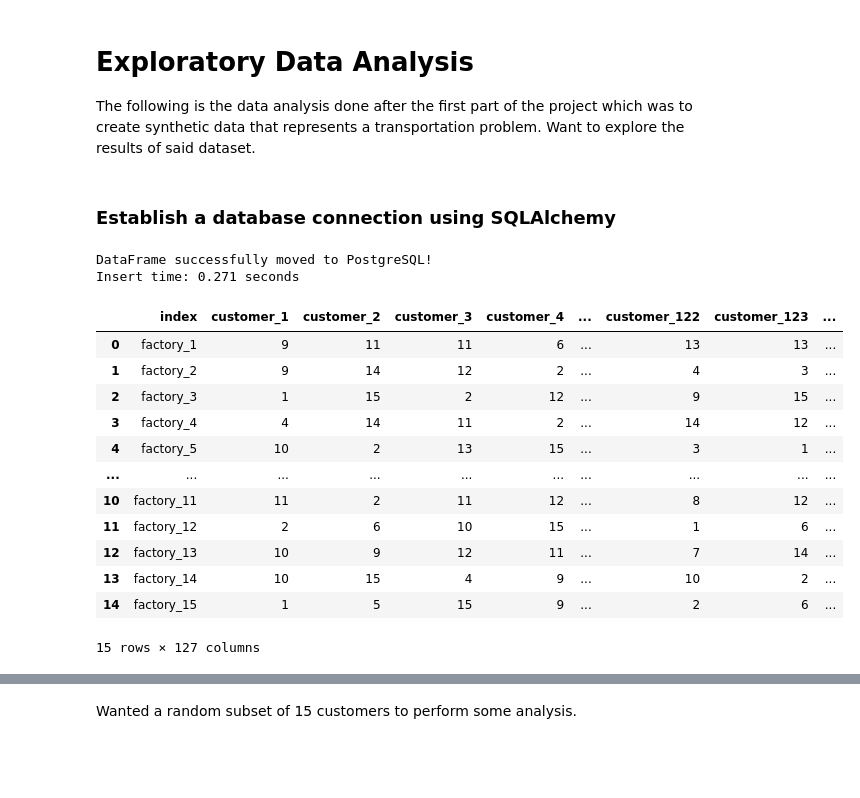
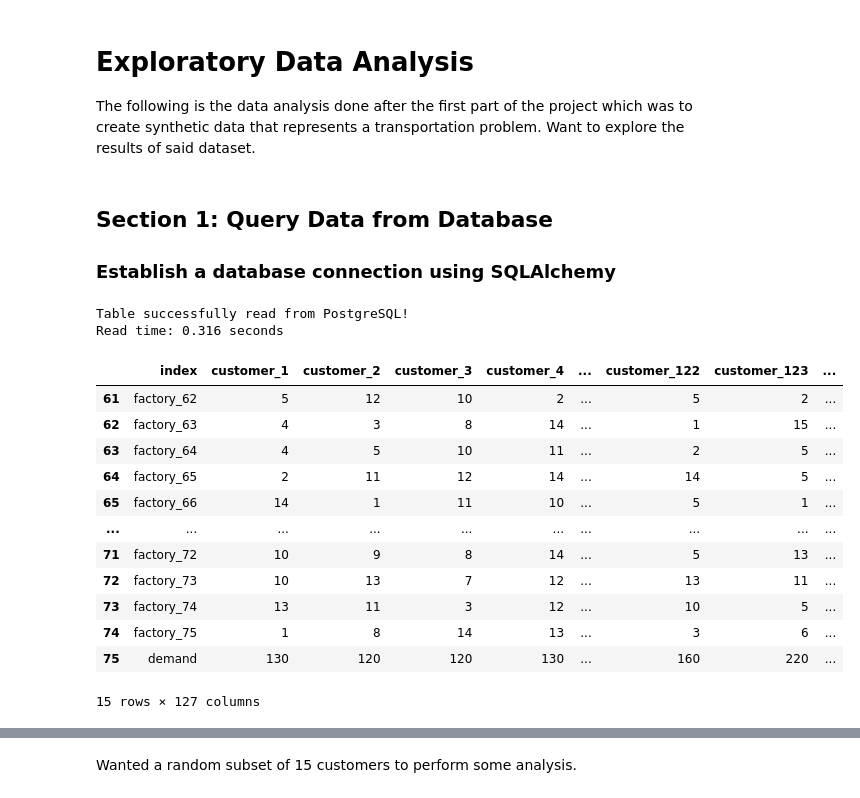
Before and after one commit to bravo-joe/supply-chain-optimization, a Jupyter notebook: eda.ipynb, the cells around one changed output, grey strips where cells are left out. Cells and saved outputs as stored; diff of their text form; code cells hidden in the pictures; blank space fills up the shorter version.

```diff
--- a/eda.ipynb
+++ b/eda.ipynb
@@ -13,6 +13,7 @@ pd.set_option('display.max_rows', 12)
 pd.set_option('display.max_columns', 10)
 from sqlalchemy import create_engine
 # %% [markdown]
+## Section 1: Query Data from Database
 ### Establish a database connection using SQLAlchemy
 # %%
 # Read the configuration file
@@ -37,30 +38,33 @@ try:
         tbl_name,
         con=db_connection
     )
-    print("DataFrame successfully moved to PostgreSQL!")
+    print("Table successfully read from PostgreSQL!")
 except Exception as e:
-    print(f"Error moving the DataFrame to PostgreSQL database: {e}")
+    print(f"Error reading the table from PostgreSQL database: {e}")
 # Ensure cleanup tasks are performed
 finally: db_connection.dispose()
 end_time = time.time() # get end time after insert
 total_time = end_time - start_time # calculate the time
-print(f"Insert time: {total_time:.3f} seconds") # print time
+print(f"Read time: {total_time:.3f} seconds") # print time
 # %% [output]
-DataFrame successfully moved to PostgreSQL!
-Insert time: 0.271 seconds
+Table successfully read from PostgreSQL!
+Read time: 0.316 seconds
 # %%
-df_table.head(15)
+# To see the demand
+df_table.tail(15)
+# To see production capacity
+# df_table.head(15)
 # %% [output]
 |  | index | customer_1 | customer_2 | customer_3 | customer_4 | ... | customer_122 | customer_123 | ... |
-| 0 | factory_1 | 9 | 11 | 11 | 6 | ... | 13 | 13 | ... |
-| 1 | factory_2 | 9 | 14 | 12 | 2 | ... | 4 | 3 | ... |
-| 2 | factory_3 | 1 | 15 | 2 | 12 | ... | 9 | 15 | ... |
-| 3 | factory_4 | 4 | 14 | 11 | 2 | ... | 14 | 12 | ... |
-| 4 | factory_5 | 10 | 2 | 13 | 15 | ... | 3 | 1 | ... |
+| 61 | factory_62 | 5 | 12 | 10 | 2 | ... | 5 | 2 | ... |
+| 62 | factory_63 | 4 | 3 | 8 | 14 | ... | 1 | 15 | ... |
+| 63 | factory_64 | 4 | 5 | 10 | 11 | ... | 2 | 5 | ... |
+| 64 | factory_65 | 2 | 11 | 12 | 14 | ... | 14 | 5 | ... |
+| 65 | factory_66 | 14 | 1 | 11 | 10 | ... | 5 | 1 | ... |
 | ... | ... | ... | ... | ... | ... | ... | ... | ... | ... |
-| 10 | factory_11 | 11 | 2 | 11 | 12 | ... | 8 | 12 | ... |
-| 11 | factory_12 | 2 | 6 | 10 | 15 | ... | 1 | 6 | ... |
-| 12 | factory_13 | 10 | 9 | 12 | 11 | ... | 7 | 14 | ... |
-| 13 | factory_14 | 10 | 15 | 4 | 9 | ... | 10 | 2 | ... |
-| 14 | factory_15 | 1 | 5 | 15 | 9 | ... | 2 | 6 | ... |
+| 71 | factory_72 | 10 | 9 | 8 | 14 | ... | 5 | 13 | ... |
+| 72 | factory_73 | 10 | 13 | 7 | 12 | ... | 13 | 11 | ... |
+| 73 | factory_74 | 13 | 11 | 3 | 12 | ... | 10 | 5 | ... |
+| 74 | factory_75 | 1 | 8 | 14 | 13 | ... | 3 | 6 | ... |
+| 75 | demand | 130 | 120 | 120 | 130 | ... | 160 | 220 | ... |
 15 rows × 127 columns
```
Also changed, not shown: parts of 19 cells of this notebook.
